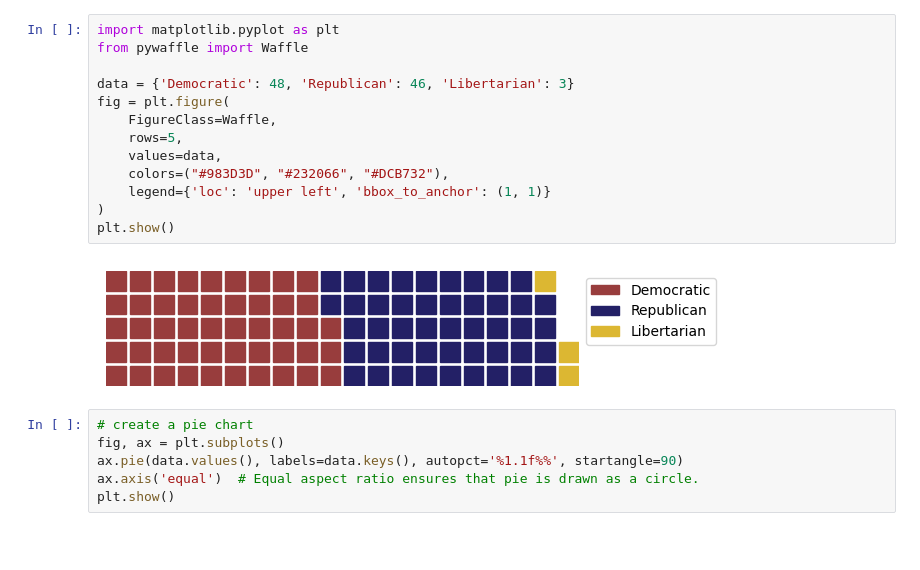
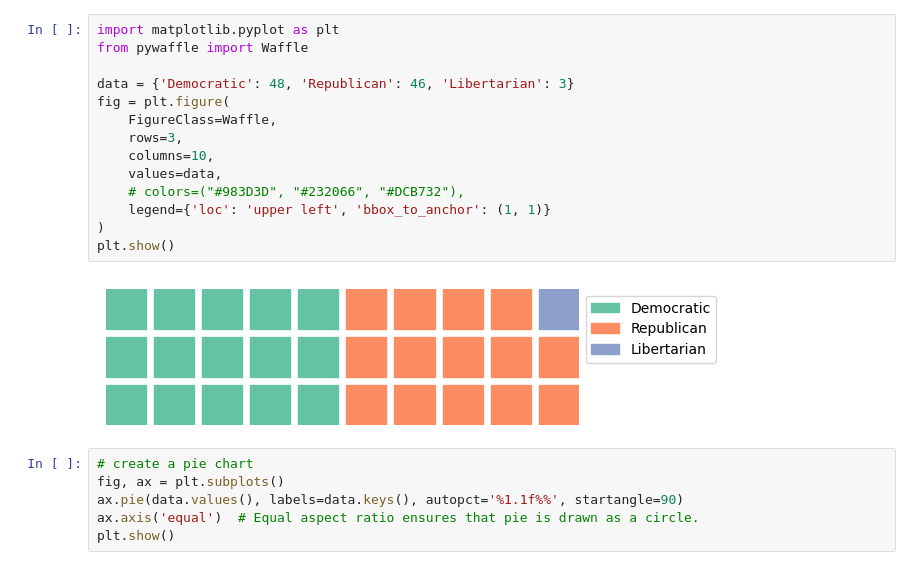
Before and after one commit to iadel93/DEBI_Python, a Jupyter notebook: DataVisualization/AdvancedVisualization.ipynb, the cells around one changed output. Drawn from its saved outputs; the diff is of its cells as text; blank space fills up the shorter version.

```diff
--- a/DataVisualization/AdvancedVisualization.ipynb
+++ b/DataVisualization/AdvancedVisualization.ipynb
@@ -21,18 +3,19 @@ Successfully installed fontawesomefree-6.6.0 pywaffle-1.1.1
 # %%
 import matplotlib.pyplot as plt
 from pywaffle import Waffle
 
 data = {'Democratic': 48, 'Republican': 46, 'Libertarian': 3}
 fig = plt.figure(
     FigureClass=Waffle,
-    rows=5,
+    rows=3,
+    columns=10,
     values=data,
-    colors=("#983D3D", "#232066", "#DCB732"),
+    # colors=("#983D3D", "#232066", "#DCB732"),
     legend={'loc': 'upper left', 'bbox_to_anchor': (1, 1)}
 )
 plt.show()
 # %% [output]
-[figure, old version]
+[figure, new version]
 # %%
 # create a pie chart
 fig, ax = plt.subplots()
```
Also changed, not shown: parts of 27 cells of this notebook.
